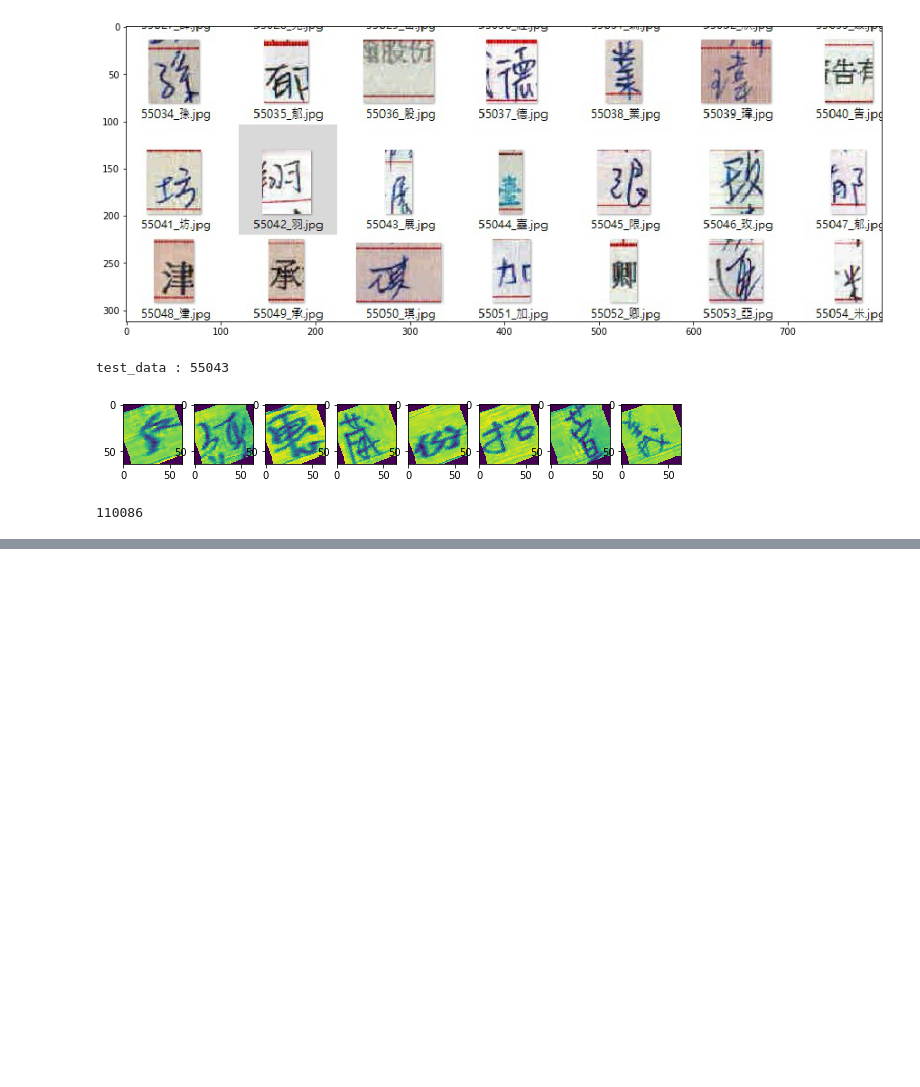
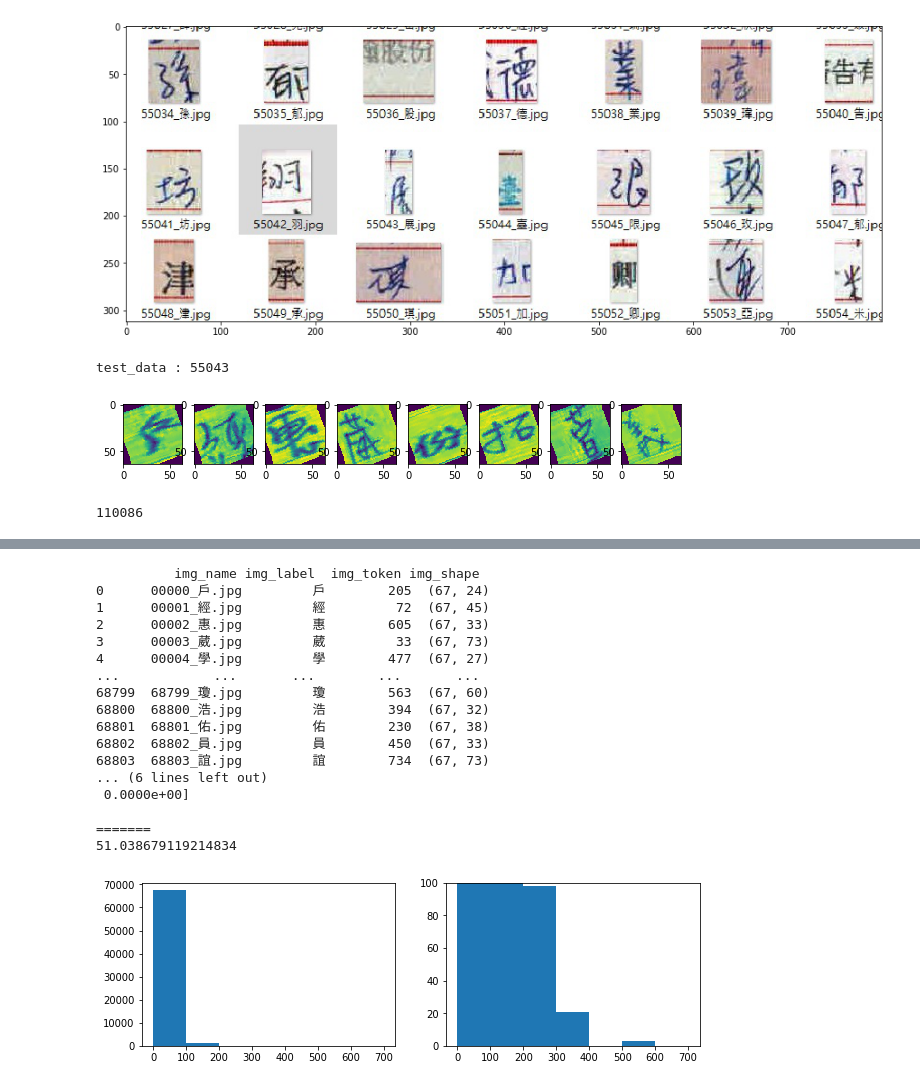
Before and after one commit to jp298486/competition, a Jupyter notebook: Competition/competition2021_04-07_release/MyDataset_Info_20210407.ipynb, the cells around one changed output, grey strips where cells are left out. Saved outputs shown, nothing was run; the diff lists cells and outputs as text; code cells hidden in the pictures; blank space fills up the shorter version.

```diff
--- a/Competition/competition2021_04-07_release/MyDataset_Info_20210407.ipynb
+++ b/Competition/competition2021_04-07_release/MyDataset_Info_20210407.ipynb
@@ -326,3 +408,56 @@ print(len(concat_data))
+# %%
+# 統計 training set 的圖片寬度
+img_info_path = os.getcwd() + '/basic_image_tab.csv'
+df_image_info = pd.read_csv(img_info_path, encoding = 'big5')
+print(df_image_info)
+print('\n=======')
+lst_img_shape = df_image_info['img_shape']
+lst_width = []
+lst_width_under_100 = []
+for info in lst_img_shape.values.tolist():
+    # len = 8 , so get pos[-3:-1] ex: width< 100 ;len = 9 , get[-4:-1] ex: width >100
+    if len(info) == 8:
+        lst_width.append(int(info[-3:-1]))
+        lst_width_under_100.append(int(info[-3:-1]))
+    elif len(info) == 9:
+        lst_width.append(int(info[-4:-1]))
+    elif len(info) == 7:
+        lst_width.append(int(info[-2:-1]))
+
+
+print(len(lst_width))
+plt.figure(figsize = (10,3))
+plt.subplot(1, 2, 1)
+n, bins, patches = plt.hist(np.array(lst_width), bins = [0, 100, 200, 300, 400, 500, 600, 700])
+plt.subplot(1, 2, 2)
+plt.hist(np.array(lst_width), bins = [0, 100, 200, 300, 400, 500, 600, 700])
+plt.ylim(0,100)
+#         [0-100, 100-200, 200-300, 300-400, 400-500, 500-600, 600-700]
+print(n) #[67366, 1316   , 98     , 21     , 0      , 3      , 0]
+# 寬度(width) < 100 的佔多數， 故訓練時要刪掉或者可忽略 ,如上一個檢查插值法的部分 , 使用96x96的大小對於整體數據會比較normal
+
+print('\n=======')
+print(np.mean(np.array(lst_width_under_100)))
+# width < 100 ,mean = 51, 所以基本使用64x64 與 96x96 檢查預測
+# %% [output]
+          img_name img_label  img_token img_shape
+0      00000_戶.jpg         戶        205  (67, 24)
+1      00001_經.jpg         經         72  (67, 45)
+2      00002_惠.jpg         惠        605  (67, 33)
+3      00003_葳.jpg         葳         33  (67, 73)
+4      00004_學.jpg         學        477  (67, 27)
+...            ...       ...        ...       ...
+68799  68799_瓊.jpg         瓊        563  (67, 60)
+68800  68800_浩.jpg         浩        394  (67, 32)
+68801  68801_佑.jpg         佑        230  (67, 38)
+68802  68802_員.jpg         員        450  (67, 33)
+68803  68803_誼.jpg         誼        734  (67, 73)
+... (6 lines left out)
+ 0.0000e+00]
+
+=======
+51.038679119214834
+[figure, added]
 # %%
 # output [2] different shape
 class MyDataset02(torch.utils.data.Dataset):
```
Also changed, not shown: parts of 2 cells of this notebook.
